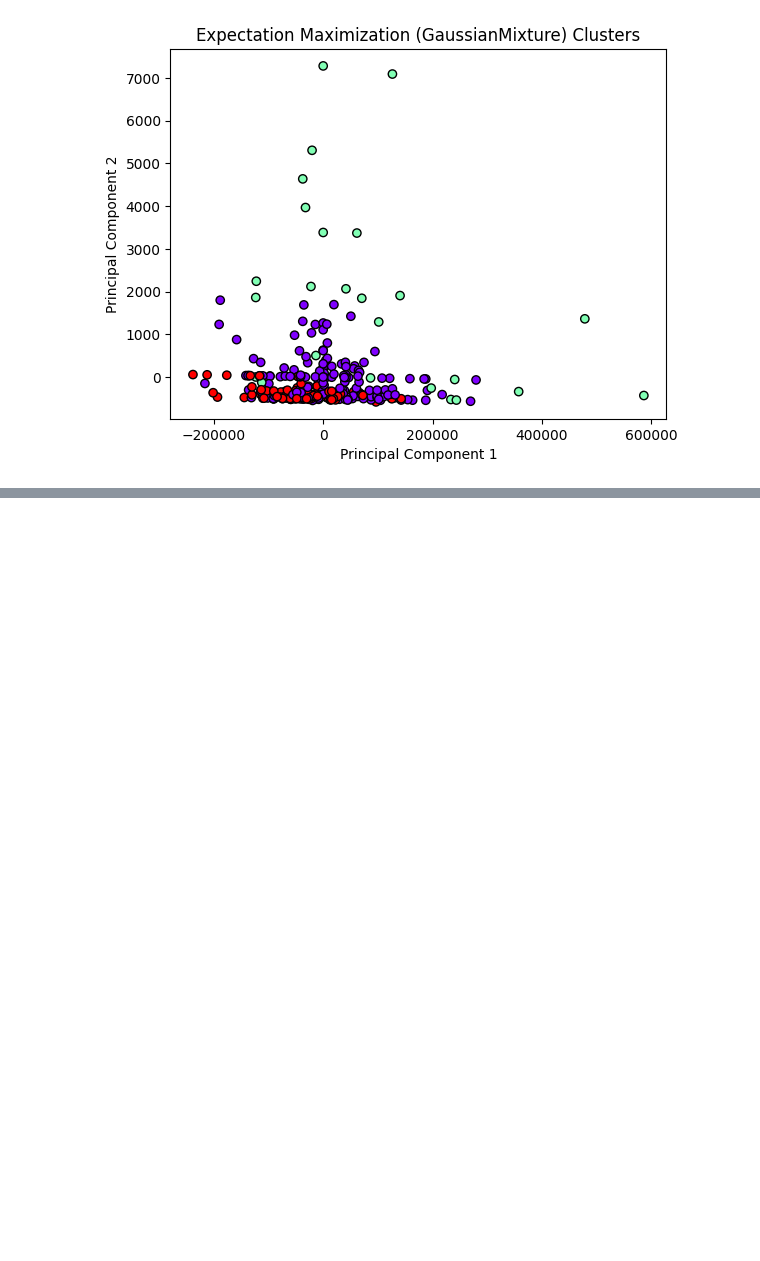
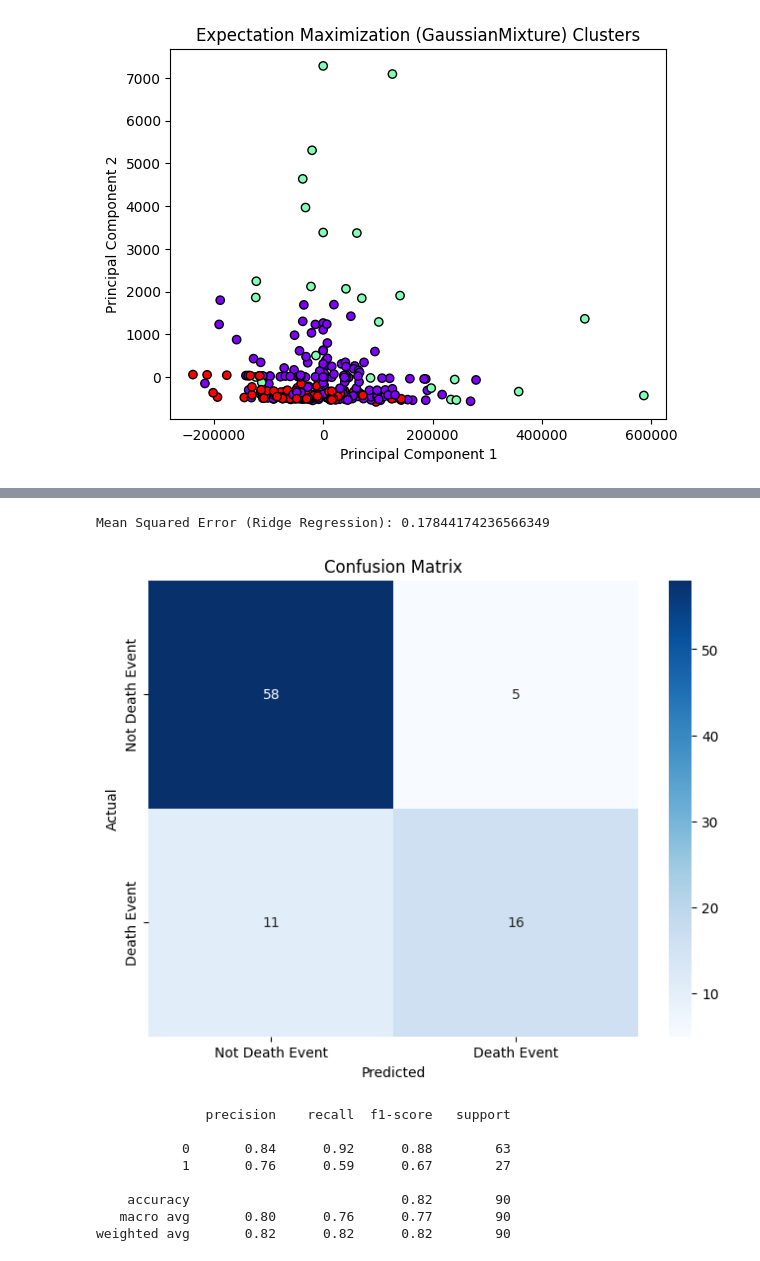
Before and after one commit to Vidacelinda/Alg1InsertionSort, a Jupyter notebook: Predictive_Analysis.ipynb, the cells around one changed output, grey strips where cells are left out. Cells and saved outputs as stored; diff of their text form; code cells hidden in the pictures; blank space fills up the shorter version.

Commit message:
Regression Analysis and Classification Analysis

```diff
--- a/Predictive_Analysis.ipynb
+++ b/Predictive_Analysis.ipynb
@@ -113,3 +113,13 @@ plt.ylabel('Principal Component 2')
 plt.show()
 # %% [output]
 [figure]
+# %%
+from sklearn.model_selection import train_test_split
+import pandas as pd
+data = pd.read_csv("heart_failure_clinical_records_dataset.csv")
+# Assuming your data is loaded in a variable 'data'
+X = data.drop('DEATH_EVENT', axis=1)
+y = data['DEATH_EVENT']
+
+# Split the data into 70% training and 30% testing sets
+X_train, X_test, y_train, y_test = train_test_split(X, y, test_size=0.2, random_state=42)
@@ -115,0 +142,60 @@ plt.show()
+# %%
+from sklearn.linear_model import Ridge
+
+# Initialize and train the Ridge regression model
+ridge_model = Ridge(alpha=1.0)  # You can adjust the alpha value as needed
+ridge_model.fit(X_train, y_train)
+
+# Make predictions on the test set using Ridge regression
+ridge_predictions = ridge_model.predict(X_test)
+
+# Calculate mean squared error for Ridge regression
+mse_ridge = mean_squared_error(y_test, ridge_predictions)
+print("Mean Squared Error (Ridge Regression):", mse_ridge)
+# %% [output]
+Mean Squared Error (Ridge Regression): 0.17844174236566349
+# %%
+from sklearn.naive_bayes import GaussianNB
+from sklearn.model_selection import train_test_split
+import pandas as pd
+data = pd.read_csv("/content/heart_failure_clinical_records_dataset.csv")
+# Split data into training and testing sets
+X_train, X_test, y_train, y_test = train_test_split(X, y, test_size=0.3)
+
+# Initialize and train classifier
+nb_classifier = GaussianNB()
+nb_classifier.fit(X_train, y_train)
+
+# Predict on test data
+y_pred = nb_classifier.predict(X_test)
+
+from sklearn.metrics import confusion_matrix
+import matplotlib.pyplot as plt
+import seaborn as sns
+
+# Calculate the confusion matrix
+conf_matrix = confusion_matrix(y_test, y_pred)
+
+# Visualize the confusion matrix as a heatmap
+plt.figure(figsize=(8, 6))
+sns.heatmap(conf_matrix, annot=True, fmt='g', cmap='Blues',
+            xticklabels=['Not Death Event', 'Death Event'],
+            yticklabels=['Not Death Event', 'Death Event'])
+plt.xlabel('Predicted')
+plt.ylabel('Actual')
+plt.title('Confusion Matrix')
+plt.show()
+
+# Print the classification report
+from sklearn.metrics import classification_report
+print(classification_report(y_test, y_pred))
+# %% [output]
+[figure, added]
+              precision    recall  f1-score   support
+
+           0       0.84      0.92      0.88        63
+           1       0.76      0.59      0.67        27
+
+    accuracy                           0.82        90
+   macro avg       0.80      0.76      0.77        90
+weighted avg       0.82      0.82      0.82        90
```
Also changed, not shown: parts of 3 cells of this notebook.
